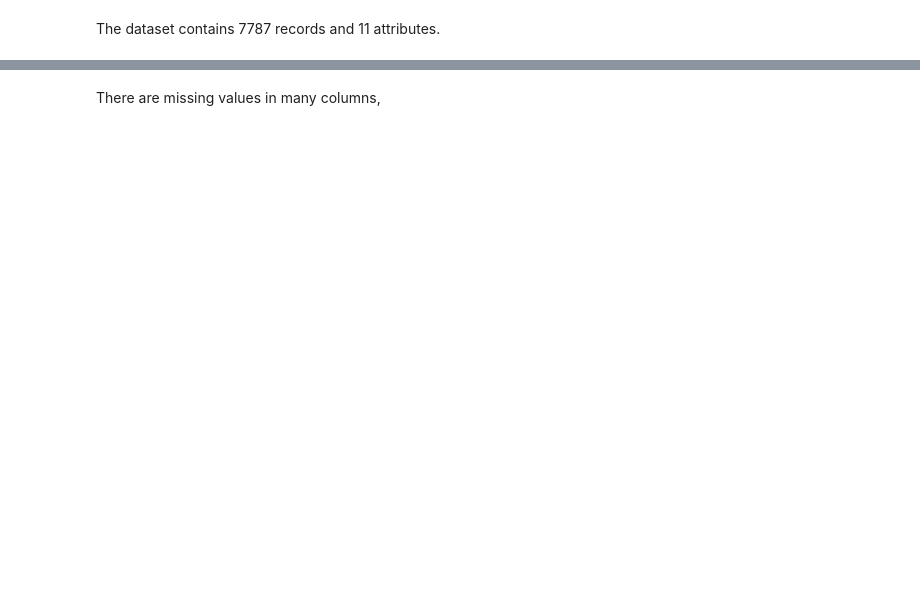
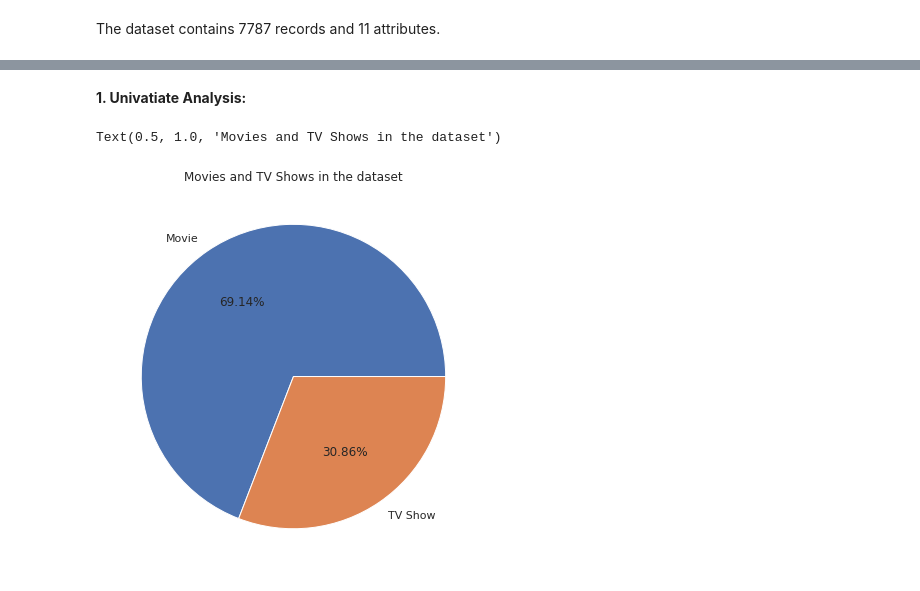
Before and after one commit to shaloy-lewis/Netflix_movies_and_tv_shows_clustering, a Jupyter notebook: Netflix_Movies_and_TV_Shows_Clustering_Shaloy_Lewis.ipynb, the cells around one changed output, grey strips where cells are left out. Saved outputs shown, nothing was run; the diff lists cells and outputs as text; code cells hidden in the pictures; blank space fills up the shorter version.

```diff
--- a/Netflix_Movies_and_TV_Shows_Clustering_Shaloy_Lewis.ipynb
+++ b/Netflix_Movies_and_TV_Shows_Clustering_Shaloy_Lewis.ipynb
@@ -108,0 +245,2 @@ Name: date_added, Length: 1565, dtype: int64
+# %%
+df['duration'] = df['duration'].apply(lambda x: int(x.split()[0]))
@@ -108,0 +293,3 @@ Name: date_added, Length: 1565, dtype: int64
+# %%
+# Converting the datatype of date_added column to datetime
+df["date_added"] = pd.to_datetime(df['date_added'])
@@ -108,0 +302,6 @@ Name: date_added, Length: 1565, dtype: int64
+# %%
+# Adding new attributes month and year of date added
+
+df['month_added'] = df['date_added'].dt.month
+df['year_added'] = df['date_added'].dt.year
+df.drop('date_added', axis=1, inplace=True)
@@ -108,0 +319,19 @@ Name: date_added, Length: 1565, dtype: int64
+# %%
+# Changing the values in the rating column
+rating_map = {'TV-MA':'Adults',
+              'R':'Adults',
+              'PG-13':'Teens',
+              'TV-14':'Young Adults',
+              'TV-PG':'Older Kids',
+              'NR':'Adults',
+              'TV-G':'Kids',
+              'TV-Y':'Kids',
+              'TV-Y7':'Older Kids',
+              'PG':'Older Kids',
+              'G':'Kids',
+              'NC-17':'Adults',
+              'TV-Y7-FV':'Older Kids',
+              'UR':'Adults'}
+
+df['rating'].replace(rating_map, inplace = True)
+df['rating'].unique()
@@ -130,2 +367,11 @@ memory usage: 730.0+ KB
-# %% [markdown]
-There are missing values in many columns,
+# %% [markdown]
+**1. Univatiate Analysis:**
+# %%
+# Number of Movies and TV Shows in the dataset
+plt.figure(figsize=(7,7))
+df.type.value_counts().plot(kind='pie',autopct='%1.2f%%')
+plt.ylabel('')
+plt.title('Movies and TV Shows in the dataset')
+# %% [output]
+Text(0.5, 1.0, 'Movies and TV Shows in the dataset')
+[figure, added]
```
Also changed, not shown: parts of 56 cells of this notebook.
